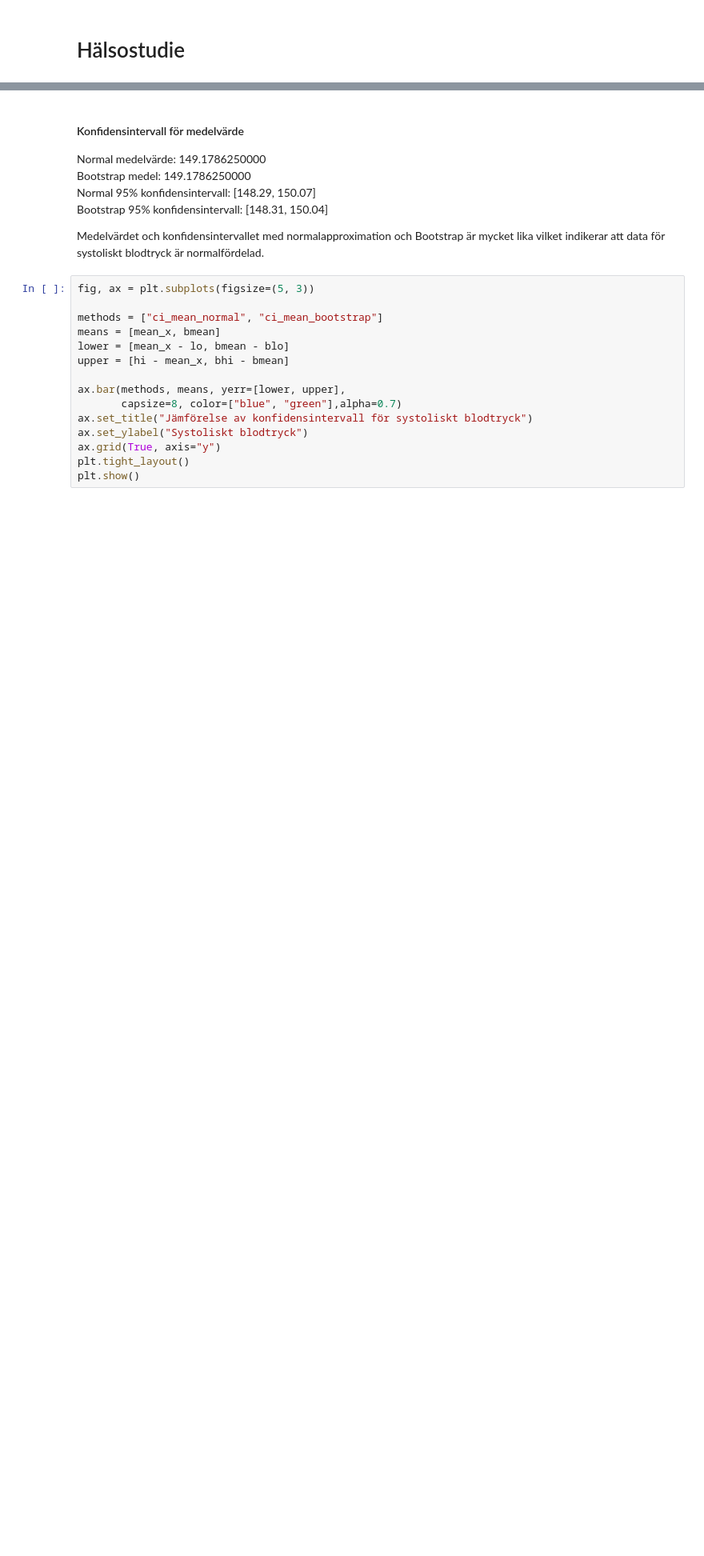
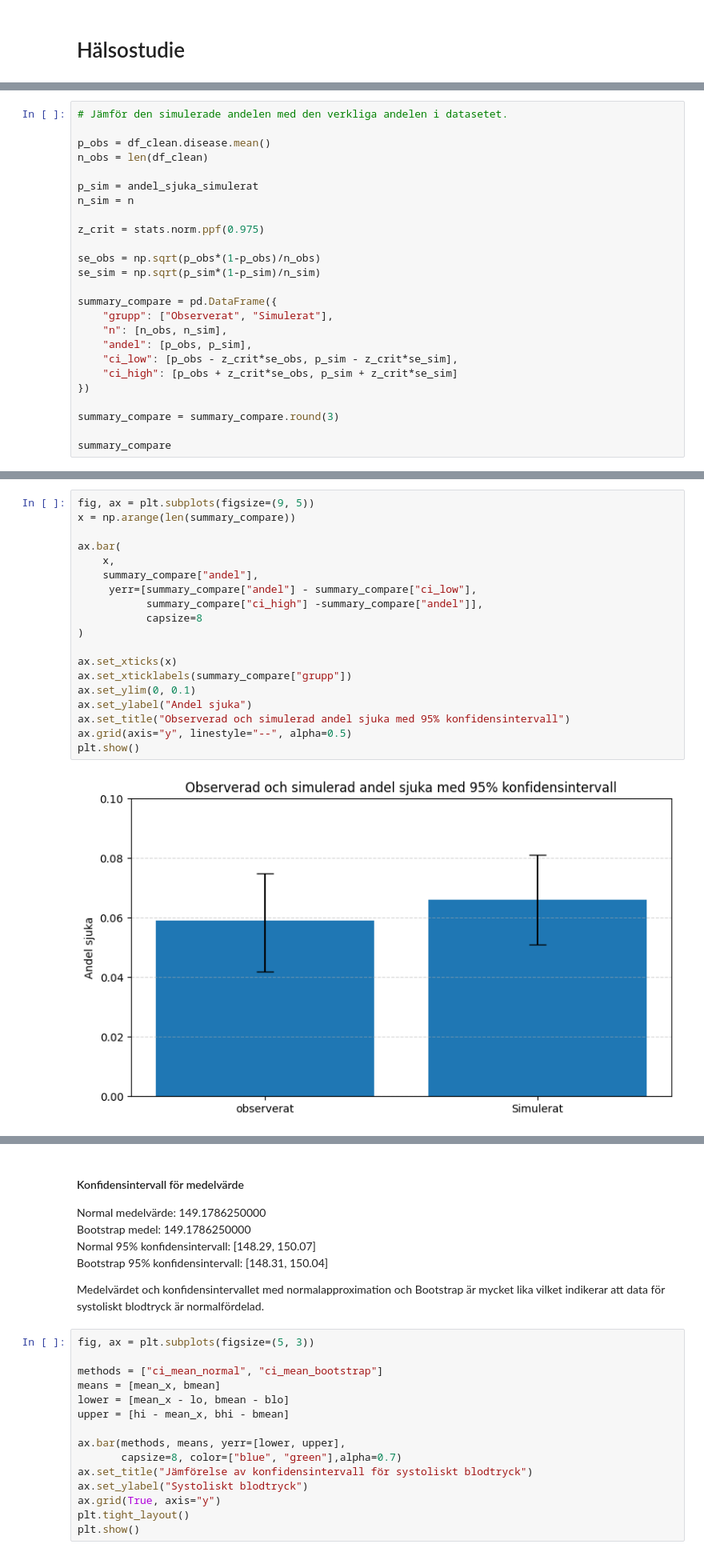
Before and after one commit to MalinMo/Halsostudie, a Jupyter notebook: analysis.ipynb, the cells around one changed output, grey strips where cells are left out. Shown at 80% size. Saved outputs shown, nothing was run; the diff lists cells and outputs as text; blank space fills up the shorter version.

```diff
--- a/analysis.ipynb
+++ b/analysis.ipynb
@@ -178,0 +184,25 @@ plt.show()
+# %%
+# Jämför den simulerade andelen med den verkliga andelen i datasetet.
+
+p_obs = df_clean.disease.mean()
+n_obs = len(df_clean)
+
+p_sim = andel_sjuka_simulerat
+n_sim = n
+
+z_crit = stats.norm.ppf(0.975)
+
+se_obs = np.sqrt(p_obs*(1-p_obs)/n_obs)
+se_sim = np.sqrt(p_sim*(1-p_sim)/n_sim)
+
+summary_compare = pd.DataFrame({
+    "grupp": ["Observerat", "Simulerat"],
+    "n": [n_obs, n_sim],
+    "andel": [p_obs, p_sim],
+    "ci_low": [p_obs - z_crit*se_obs, p_sim - z_crit*se_sim],
+    "ci_high": [p_obs + z_crit*se_obs, p_sim + z_crit*se_sim]
+})
+
+summary_compare = summary_compare.round(3)
+
+summary_compare
@@ -179,3 +213,24 @@ plt.show()
+# %%
+fig, ax = plt.subplots(figsize=(9, 5))
+x = np.arange(len(summary_compare))
+
+ax.bar(
+    x,
+    summary_compare["andel"],
+     yerr=[summary_compare["andel"] - summary_compare["ci_low"],
+           summary_compare["ci_high"] -summary_compare["andel"]],
+           capsize=8
+)
+
+ax.set_xticks(x)
+ax.set_xticklabels(summary_compare["grupp"])
+ax.set_ylim(0, 0.1)
+ax.set_ylabel("Andel sjuka")
+ax.set_title("Observerad och simulerad andel sjuka med 95% konfidensintervall")
+ax.grid(axis="y", linestyle="--", alpha=0.5)
+plt.show()
+# %% [output]
+[figure, added]
 # %%
 # Normalapproximation - OBS städa namnen t.ex. nmean istället för mean_x för att matcha bmean
 
```
Also changed, not shown: parts of 15 cells of this notebook.
